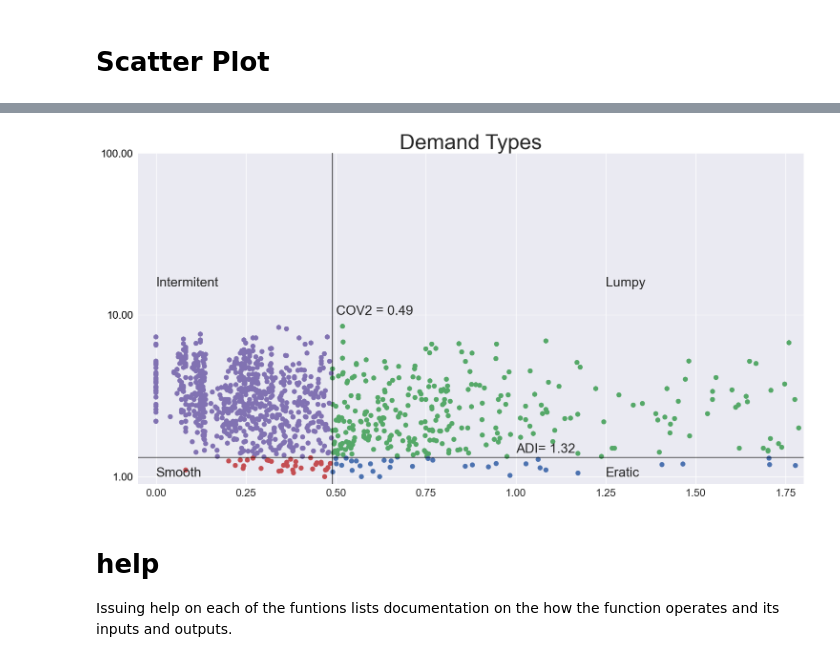
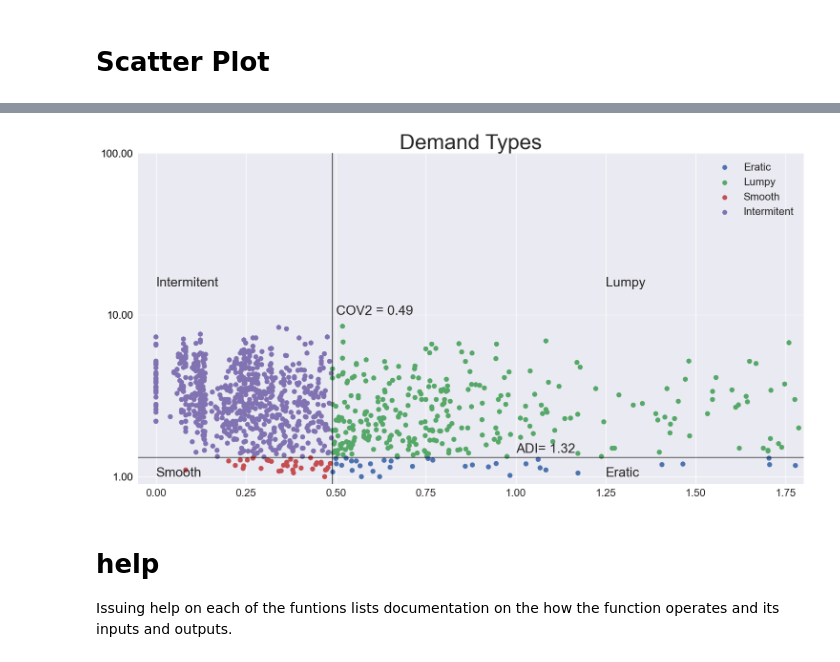
Before and after one commit to Aljgutier/beautifulplots, a Jupyter notebook: docs/examples.ipynb, the cells around one changed output, grey strips where cells are left out. Cells and saved outputs as stored; diff of their text form; code cells hidden in the pictures.

Commit message:
fix: fix legend double entries lineplots and scatterplots

```diff
--- a/docs/examples.ipynb
+++ b/docs/examples.ipynb
@@ -128,30 +128,30 @@ error_avg = 3.22
 # %%
 # Data ... Olist Ecommerce Demand Type
 
 
 file =  '../data/olist_orders_demand_type_minnzp10_20220817.csv'
 df = pd.read_csv(file,index_col=0)
 
 display(df.head())
 
 
 bp.scatterplot(df, 'COV2', 'ADI' , h_line=1.32, v_line=0.49,  y_scale="log" , hue='type', figsize=(18,9),
-     legend=False,  annotate = [ ('ADI= 1.32', (1, 1.4) ),
+      annotate = [ ('ADI= 1.32', (1, 1.4) ),
                                        ('COV2 = 0.49' ,(0.5 ,10)),
                                        ('Smooth',(0,1)),
                                        ('Intermitent',(0,15)),
                                        ('Lumpy',(1.25,15)),
                                        ('Eratic',(1.25,1))],
             annotate_fontsize = 20, title='Demand Types', title_fontsize = 32)
 # %% [output]
 |  | seller_id | units_total | nonzero_demand_periods | n_time_periods | units_mean | units_std | COV2 | ... |
 | product_id |  |  |  |  |  |  |  | ... |
 | 422879e10f46682990de24d770e7f83d | 1f50f920176fa81dab994f9023523100 | 793.0 | 58 | 68 | 13.672414 | 18.226054 | 1.777031 | ... |
 | aca2eb7d00ea1a7b8ebd4e68314663af | 955fee9216a65b617aa5c0531780ce60 | 640.0 | 38 | 56 | 16.842105 | 13.097403 | 0.604752 | ... |
 | 368c6c730842d78016ad823897a372db | 1f50f920176fa81dab994f9023523100 | 551.0 | 57 | 58 | 9.666667 | 9.588560 | 0.983905 | ... |
 | 53759a2ecddad2bb87a079a1f1519f73 | 1f50f920176fa81dab994f9023523100 | 545.0 | 61 | 73 | 8.934426 | 10.811828 | 1.464418 | ... |
 | 99a4788cb24856965c36a24e339b6058 | 4a3ca9315b744ce9f8e9374361493884 | 536.0 | 72 | 77 | 7.444444 | 5.218842 | 0.491455 | ... |
-[figure, old version]
+[figure, new version]
 # %% [markdown]
 # help
 Issuing help on each of the funtions lists documentation on the how the function operates and its inputs and outputs.
```
Also changed, not shown: 8 other files.
